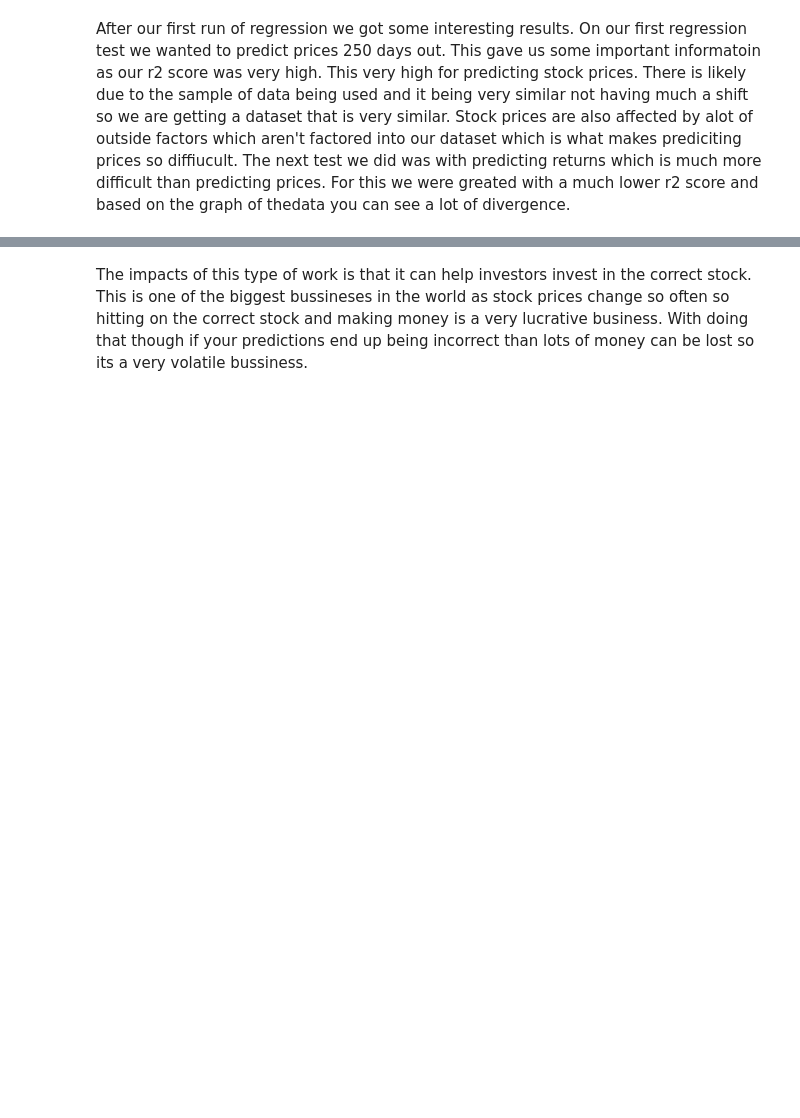
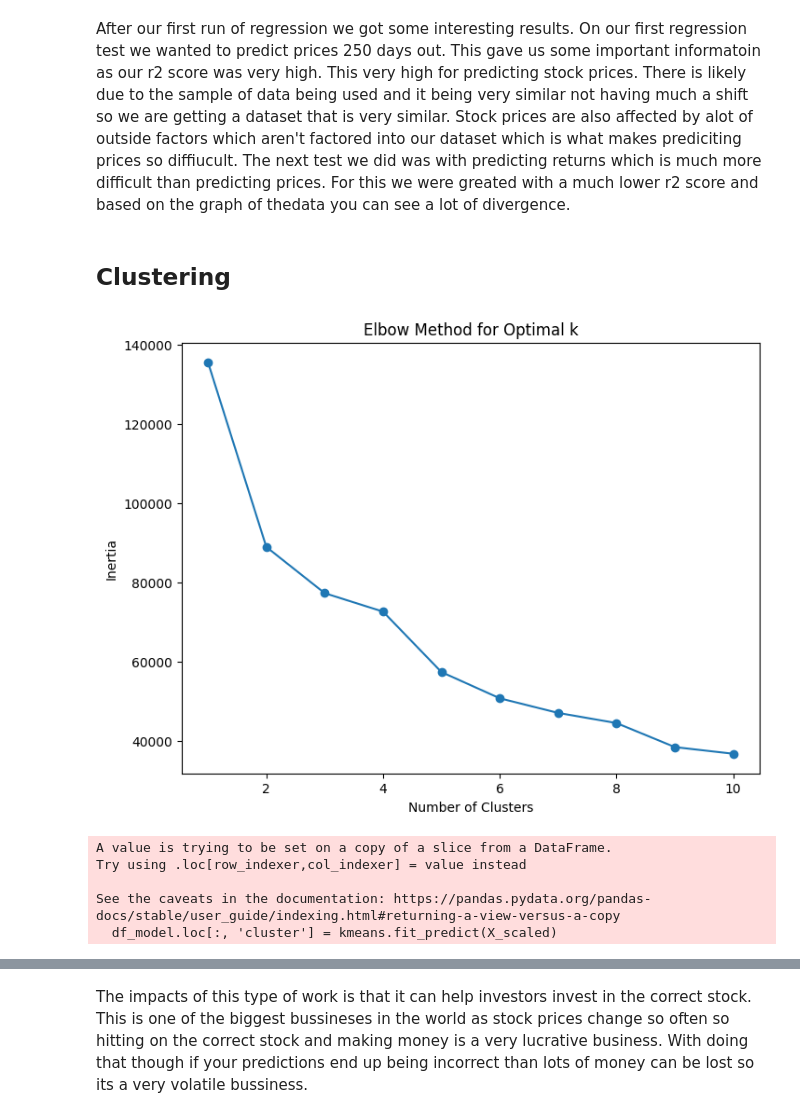
Before and after one commit to fabiola-rojas/itcs3162-final, a Jupyter notebook: itcs3162-final-proj.ipynb, the cells around one changed output, grey strips where cells are left out. Saved outputs shown, nothing was run; the diff lists cells and outputs as text; code cells hidden in the pictures; blank space fills up the shorter version.

Commit message:
add clusters

```diff
--- a/itcs3162-final-proj.ipynb
+++ b/itcs3162-final-proj.ipynb
@@ -243,2 +247,38 @@ plt.show()
 # %% [markdown]
 After our first run of regression we got some interesting results. On our first regression test we wanted to predict prices 250 days out. This gave us some important informatoin as our r2 score was very high. This very high for predicting stock prices. There is likely due to the sample of data being used and it being very similar not having much a shift so we are getting a dataset that is very similar. Stock prices are also affected by alot of outside factors which aren't factored into our dataset which is what makes prediciting prices so diffiucult. The next test we did was with predicting returns which is much more difficult than predicting prices. For this we were greated with a much lower r2 score and based on the graph of thedata you can see a lot of divergence.
+# %% [markdown]
+## Clustering
+# %%
+from sklearn.preprocessing import StandardScaler
+features = ['open', 'high', 'low', 'volume', 'gap', 'volatility_5d']
+scaler = StandardScaler()
+X_scaled = scaler.fit_transform(df_model[features])
+# %%
+from sklearn.cluster import KMeans
+import matplotlib.pyplot as plt
+
+inertia = []
+for k in range(1, 11):
+    kmeans = KMeans(n_clusters=k, random_state=42)
+    kmeans.fit(X_scaled)
+    inertia.append(kmeans.inertia_)
+
+plt.figure(figsize=(8, 6))
+plt.plot(range(1, 11), inertia, marker='o')
+plt.title('Elbow Method for Optimal k')
+plt.xlabel('Number of Clusters')
+plt.ylabel('Inertia')
+plt.show()
+# %% [output]
+[figure, added]
+# %%
+optimal_k = 3
+
+kmeans = KMeans(n_clusters=optimal_k, random_state=42)
+df_model.loc[:, 'cluster'] = kmeans.fit_predict(X_scaled)
+# %% [output]
+A value is trying to be set on a copy of a slice from a DataFrame.
+Try using .loc[row_indexer,col_indexer] = value instead
+
+See the caveats in the documentation: https://pandas.pydata.org/pandas-docs/stable/user_guide/indexing.html#returning-a-view-versus-a-copy
+  df_model.loc[:, 'cluster'] = kmeans.fit_predict(X_scaled)
```
Also changed, not shown: parts of 14 cells of this notebook.
